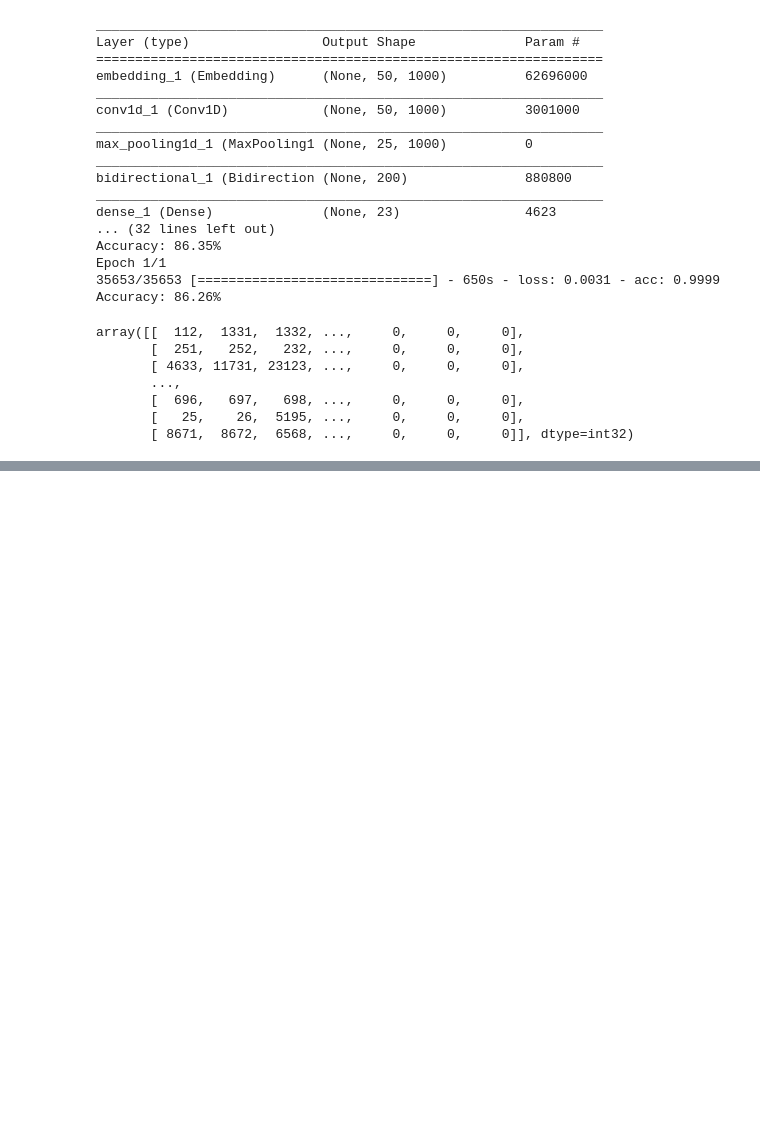
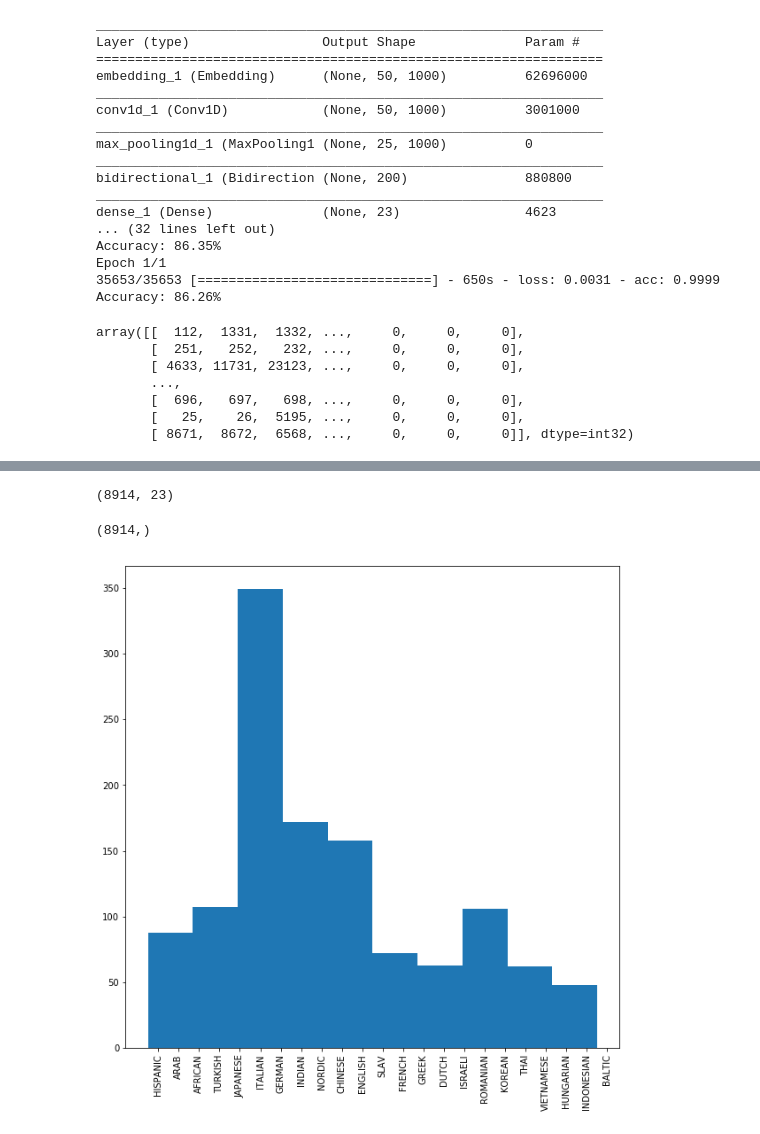
Before and after one commit to nikolausn/is592-word-embedding-dnn, a Jupyter notebook: keras-dnn-bidirectional-fix structure.ipynb, the cells around one changed output, grey strips where cells are left out. Cells and saved outputs as stored; diff of their text form; code cells hidden in the pictures; blank space fills up the shorter version.

```diff
--- a/keras-dnn-bidirectional-fix structure.ipynb
+++ b/keras-dnn-bidirectional-fix structure.ipynb
@@ -69,14 +69,18 @@ struct_dict_keys = list(struct_dict.keys())
 def transform_structure(name_struct):
     list_structure = []
     for x in name_struct:
-        list_structure.append(struct_dict_keys.index(x)+1)
+        try:
+            list_structure.append(struct_dict_keys.index(x)+1)
+        except BaseException:
+            list_structure.append(0)
+        #list_structure.append(struct_dict_keys.index(x)+1)
     #add pading 0 for structure less than num_input
     #for i in range(len(list_structure),timesteps):
     #    list_structure.append(0)
     return list_structure
     #return [*map(lambda x:struct_dict_keys.index(x)+1, name_struct)]
 
-data_source = full_name_struct.apply(lambda x: transform_structure(x))
+#data_source = full_name_struct.apply(lambda x: transform_structure(x))
 # %%
 def transform_labels(x):
     y = np.zeros(len(ethnic_keys))
@@ -192,0 +312,23 @@ model.save_weights('model-keras-embed-bilstm-fixlower-10.h5')
+# %%
+pred = loaded_model.predict(testX)
+# %%
+pred.shape
+# %% [output]
+(8914, 23)
+# %%
+#for x in pred:
+#    print(np.argsort(x)[::-1][0])
+pred_class = np.array([np.argsort(x)[::-1][0] for x in pred])
+# %%
+pred_class.shape
+# %% [output]
+(8914,)
+# %%
+testY_class = np.where(testY==1)[1]
+# %%
+fig,ax = plt.subplots(figsize=(10,10))
+predicting_error = testY_class[np.where(pred_class != testY_class)]
+plt.hist(predicting_error)
+tmp_tick = plt.xticks(np.array(range(len(ethnic_keys)))+0.5, ethnic_keys, rotation='vertical')
+# %% [output]
+[figure, added]
```
Also changed, not shown: parts of 12 cells of this notebook, 3 other files.
